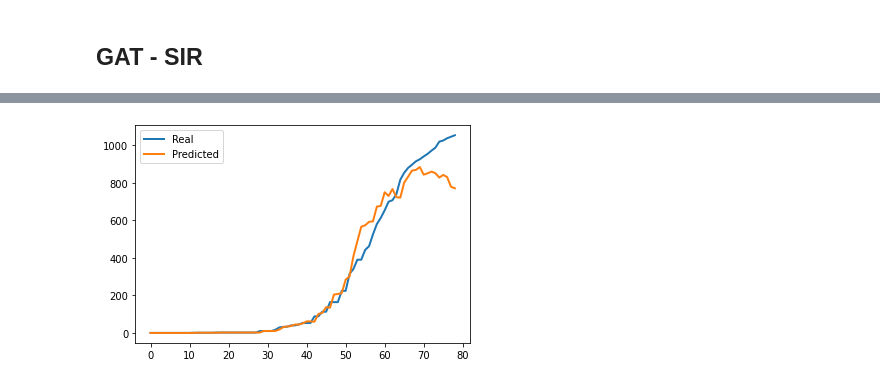
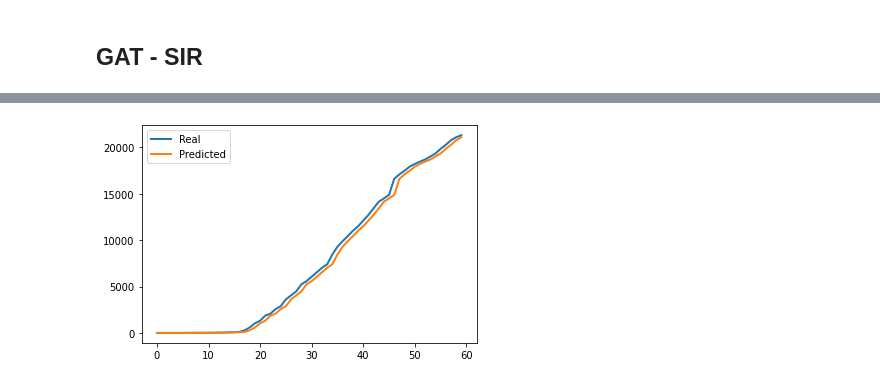
Before and after one commit to yiguanz/epidemic, a Jupyter notebook: covid19-severity-prediction/R0.ipynb, the cells around one changed output, grey strips where cells are left out. Saved outputs shown, nothing was run; the diff lists cells and outputs as text; code cells hidden in the pictures.

```diff
--- a/covid19-severity-prediction/R0.ipynb
+++ b/covid19-severity-prediction/R0.ipynb
@@ -379,0 +1026,12 @@ plt.show()
+# %%
+pred_vals = []
+for i in range(79-19):
+    pred_vals.append(train_vals[i][202].cpu().numpy())
+
+x = range(60)
+y1 = train_labels_Sacramento
+y2 = pred_vals
+plt.plot(x, y1, ls="-", lw=2, label="Real")
+plt.plot(x, y2, ls="-", lw=2, label="Predicted")
+plt.legend()
+plt.show()
@@ -379,0 +1048,12 @@ plt.show()
+# %%
+pred_vals_NYC = []
+for i in range(79-19):
+    pred_vals_NYC.append(train_vals[i][4].cpu().numpy())
+
+x = range(60)
+y1 = train_labels_NYC
+y2 = pred_vals_NYC
+plt.plot(x, y1, ls="-", lw=2, label="Real")
+plt.plot(x, y2, ls="-", lw=2, label="Predicted")
+plt.legend()
+plt.show()
@@ -517,4 +1250,12 @@ plt.show()
 # %%
 pred_vals = []
-for i in range(79):
+for i in range(79-19):
     pred_vals.append(train_vals[i][202].cpu().numpy())
+
+x = range(60)
+y1 = train_labels_Sacramento
+y2 = pred_vals
+plt.plot(x, y1, ls="-", lw=2, label="Real")
+plt.plot(x, y2, ls="-", lw=2, label="Predicted")
+plt.legend()
+plt.show()
@@ -521,10 +1272,14 @@ for i in range(79):
 # %%
-x = range(79)
-y1 = train_vals
-y2 = pred_vals
+pred_vals_NYC = []
+for i in range(79-19):
+    pred_vals_NYC.append(train_vals[i][4].cpu().numpy())
+
+x = range(60)
+y1 = train_labels_NYC
+y2 = pred_vals_NYC
 plt.plot(x, y1, ls="-", lw=2, label="Real")
 plt.plot(x, y2, ls="-", lw=2, label="Predicted")
 plt.legend()
 plt.show()
 # %% [output]
-[figure, old version]
+[figure, new version]
```
Also changed, not shown: parts of 43 cells of this notebook.
